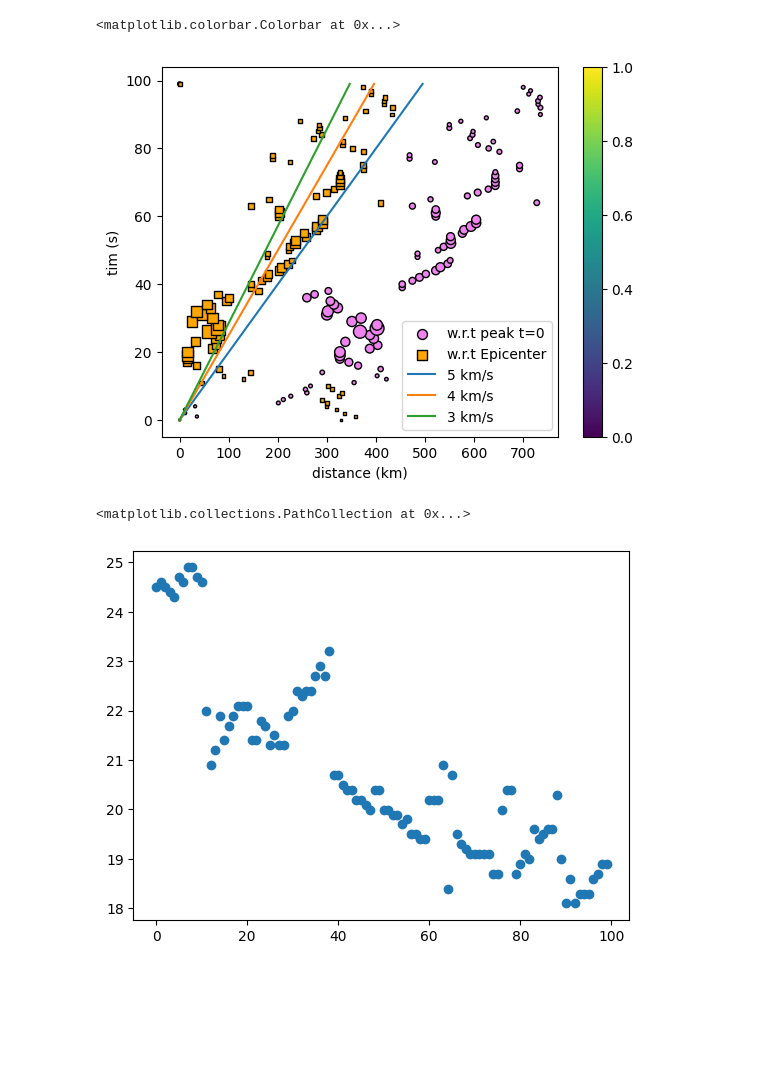
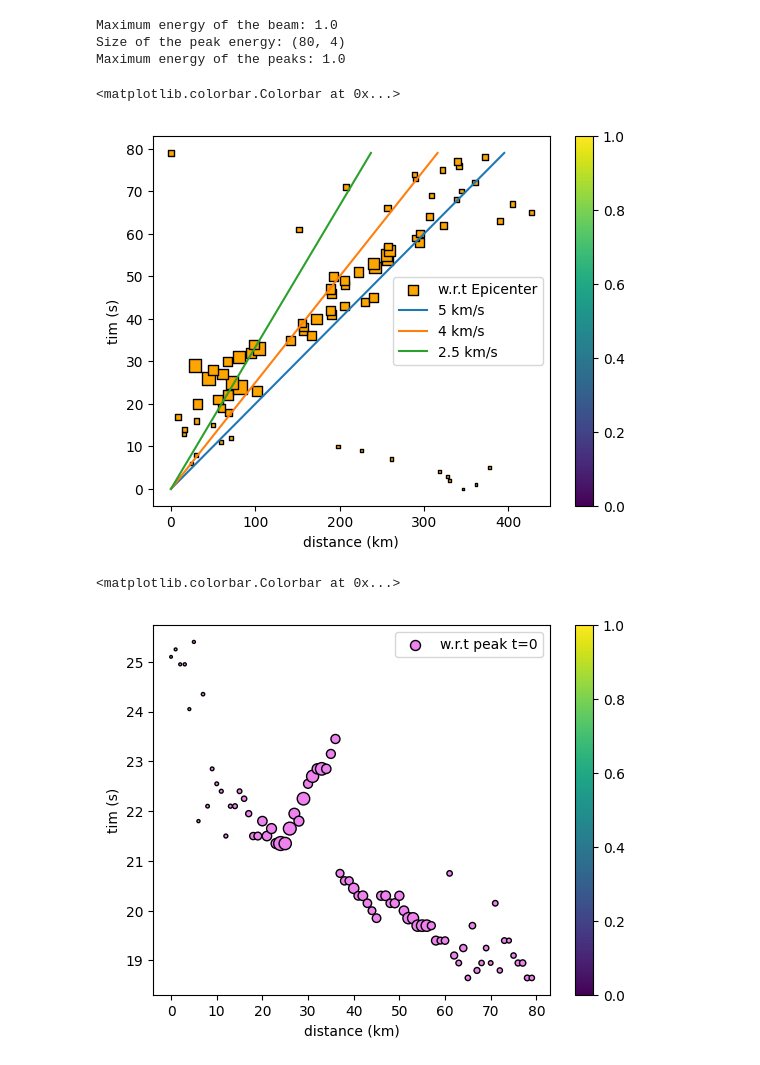
Before and after one commit to ajay6763/earthquake_bp_obspy, a Jupyter notebook: bp_combine_arrays.ipynb, the cells around one changed output. Drawn from its saved outputs; the diff is of its cells as text; code cells hidden in the pictures; blank space fills up the shorter version.

```diff
--- a/bp_combine_arrays.ipynb
+++ b/bp_combine_arrays.ipynb
@@ -145,16 +151,4 @@ beam_sum = np.sum(beam_all_shifted,axis=0)
 
 stack_end=STF_end
 stack_start=STF_start # stack start is at 0 because individaul arrays are already shited based on stack_start
-beam_use=np.copy(beam_sum)
-beam_smoothened_=np.zeros_like(beam_sum)
-m,n=np.shape(beam_smoothened_)
-#space
-for i in range(m):
-    beam_smoothened_[:][i]=bp_lib.moving_average(beam_use[:][i],smooth_space_window)
-#time
-for i in range(m):
-    beam_smoothened_[i][:]=bp_lib.moving_average(beam_use[i][:],smooth_time_window*sps)
-#beam_smoothened=beam_smoothened/np.max(beam_smoothened)
-beam_smoothened=np.square(beam_smoothened_)/np.max(np.square(beam_smoothened_))
-print('Maximum energy of the beam:',np.max(beam_smoothened))
 # %% [output]
@@ -179,0 +173,14 @@ Maximum energy of the beam: 1.0
+# %%
+beam_use=np.square(beam_sum)
+beam_smoothened_=np.zeros_like(beam_sum)
+m,n=np.shape(beam_smoothened_)
+#space
+for i in range(m):
+    beam_smoothened_[i,:]=bp_lib.moving_average(beam_use[i,:],smooth_time_window*sps)
+#time
+for i in range(n):
+    beam_smoothened_[:,i]=bp_lib.moving_average(beam_use[:,i],smooth_space_window)
+
+beam_smoothened=beam_smoothened_/np.max(beam_smoothened_)
+#beam_smoothened=np.square(beam_smoothened_)/np.max(np.square(beam_smoothened_))
+print('Maximum energy of the beam:',np.max(beam_smoothened))
@@ -237,3 +227,24 @@ Maximum energy of the peaks: 1.0
+# %%
+############################################################
+# peak energy points
+beam_peak_energy_use=beam_smoothened.T[(stack_start+STF_start)*sps:(stack_start+STF_end)*sps]
+print('Maximum energy of the beam:',np.max(beam_peak_energy_use))
+m,n=np.shape(beam_peak_energy_use)
+peak_energy=np.zeros((int(m/sps),4))
+print('Size of the peak energy:',np.shape(peak_energy))
+for i in range(len(peak_energy)):
+    ind              = np.argmax(beam_peak_energy_use[i*sps])
+    #ind              = np.argmax((beam_peak_energy_use[i*sps]/np.max(beam_peak_energy_use[i*sps])))
+    peak_energy[i,0] = i
+    peak_energy[i,1] = slong[ind]
+    peak_energy[i,2] = slat[ind]
+    peak_energy[i,3] = beam_peak_energy_use[i*sps][ind]
+peak_energy[:,3]=peak_energy[:,3]/np.max(peak_energy[:,3])
+print('Maximum energy of the peaks:',np.max(peak_energy[:,3]))
+# %% [output]
+Maximum energy of the beam: 1.0
+Size of the peak energy: (80, 4)
+Maximum energy of the peaks: 1.0
 # %%
 ###############################################################
 # rupture distance and velocity
@@ -250,13 +261,13 @@ peak_energy=np.column_stack((peak_energy,np.cumsum(dist_rupture2)))
 
 file_save='Peak_energy_'+str(bp_l)+'_'+str(bp_u)+'_'+str(Array_name)+'_'+str(smooth_time_window)+'_'+str(smooth_space_window)+'.dat'
 #np.savetxt(outdir+'/'+file_save,peak_energy,header='time(s) long lat energy(normalized) distance_wrt_epiceter(km) distance_peaks(km)')
-plt.scatter(x=dist_rupture2[:], y=peak_energy[:,0],s=peak_energy[:,3]*100,c='violet',
-            label='w.r.t peak t=0',marker='o',edgecolors='black')
+#plt.scatter(x=dist_rupture2[:], y=peak_energy[:,0],s=peak_energy[:,3]*100,c='violet',
+#            label='w.r.t peak t=0',marker='o',edgecolors='black')
 plt.scatter(x=dist_rupture[:], y=peak_energy[:,0],s=peak_energy[:,3]*100,c='orange',
             label='w.r.t Epicenter',marker='s',edgecolors='black')
 plt.plot(5.0*peak_energy[:,0],peak_energy[:,0],label='5 km/s')
 plt.plot(4.0*peak_energy[:,0],peak_energy[:,0],label='4 km/s')
-plt.plot(3.5*peak_energy[:,0],peak_energy[:,0],label='3 km/s')
+plt.plot(3.0*peak_energy[:,0],peak_energy[:,0],label='2.5 km/s')
 #plt.plot(1*peak_energy[st:end,0],peak_energy[st:end,0],label='1.0 km/s')
 plt.xlabel('distance (km)')
 plt.ylabel('tim (s)')
@@ -266,11 +277,15 @@ plt.colorbar()
 #plt.savefig(outdir+'/'+str(name)+'_Rupture_'+str(bp_l)+'_'+str(bp_u)+'_combined_T'+str(smooth_time_window)+'_Space'+str(smooth_space_window)+'.png')
 # %% [output]
 <matplotlib.colorbar.Colorbar at 0x...>
-[figure, old version]
+[figure, new version]
 # %%
-plt.scatter(y=peak_energy[:,2],x=peak_energy[:,0])
-#lat=np.arange(22,18,0.1)
-#plt.plot(lat/0.4+lat[/0.4,peak_energy[:,2])
+plt.scatter(y=peak_energy[:,2], x=peak_energy[:,0],s=peak_energy[:,3]*100,c='violet',
+            label='w.r.t peak t=0',marker='o',edgecolors='black')
+#plt.plot(1*peak_energy[st:end,0],peak_energy[st:end,0],label='1.0 km/s')
+plt.xlabel('distance (km)')
+plt.ylabel('tim (s)')
+plt.legend()
+plt.colorbar()
 # %% [output]
-<matplotlib.collections.PathCollection at 0x...>
+<matplotlib.colorbar.Colorbar at 0x...>
-[figure, old version]
+[figure, new version]
```
Also changed, not shown: parts of 17 cells of this notebook, 7 other files.
